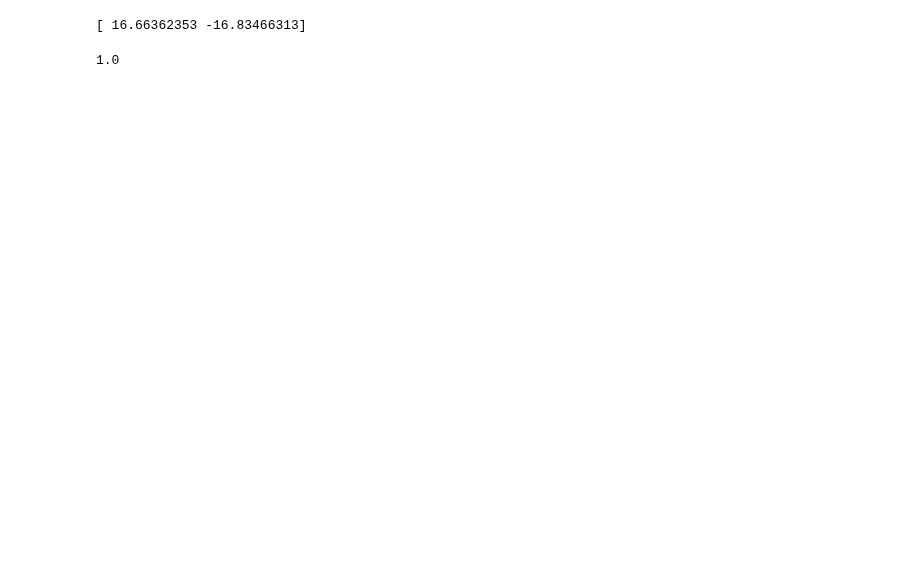
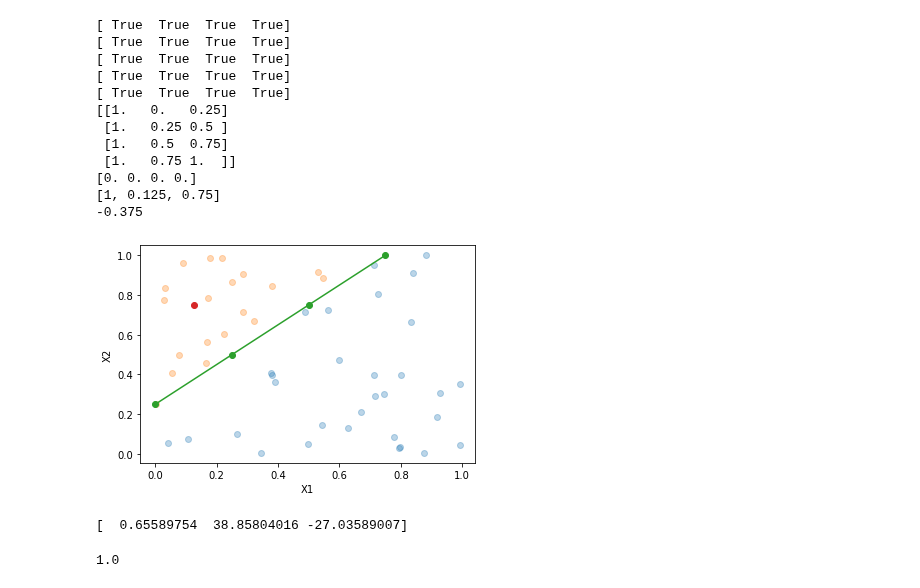
Before and after one commit to fboldt/aulasann, a Jupyter notebook: bias.ipynb, the cells around one changed output. Cells and saved outputs as stored; diff of their text form; code cells hidden in the pictures; blank space fills up the shorter version.

```diff
--- a/bias.ipynb
+++ b/bias.ipynb
@@ -29,3 +29,49 @@ plt.show()
+# %%
+def f(x1):
+    return x1+0.25
+
+plotadataset(X, y)
+
+x1 = np.array([0, 0.25, 0.5, 0.75])
+x2 = f(x1)
+plt.plot(x1, x2, 'o-')
+
+print(x1 + 0.25 == x2)
+print(x1 - x2 + 0.25 == 0)
+print(0.25 + x1 - x2 == 0)
+x0 = np.array([1, 1, 1, 1])
+print(0.25*x0 + 1*x1 -1*x2 == 0)
+print(x0*0.25 + x1*1 + x2*(-1) == 0)
+
+coefs = np.array([0.25, 1, -1])
+dados = np.stack((x0, x1, x2)).T
+print(dados)
+
+print(np.matmul(dados, coefs))
+
+ponto = [0.125, 0.75]
+plt.plot(*ponto, 'o')
+
+p1 = [1]
+p1.extend(ponto)
+print(p1)
+print(np.matmul(p1, coefs))
+
+plt.show()
+# %% [output]
+[ True  True  True  True]
+[ True  True  True  True]
+[ True  True  True  True]
+[ True  True  True  True]
+[ True  True  True  True]
+[[1.   0.   0.25]
+ [1.   0.25 0.5 ]
+ [1.   0.5  0.75]
+ [1.   0.75 1.  ]]
+[0. 0. 0. 0.]
+[1, 0.125, 0.75]
+-0.375
+[figure, added]
 # %%
 from sklearn.base import BaseEstimator, ClassifierMixin
 
@@ -35,18 +81,27 @@ class Perceptron(BaseEstimator, ClassifierMixin):
         self.activation = lambda a: (a>=0)*2-1
         self.alpha = 0.5
         self.maxiter = 200
+
+    @staticmethod
+    def includebias(X):
+        bias = np.ones((X.shape[0],1))
+        Xb = np.concatenate((bias, X), axis=1)
+        return Xb
+
     def fit(self, X, y):
-        self.w = np.random.uniform(-1, 1, size=2)
+        Xb = Perceptron.includebias(X)
+        self.w = np.random.uniform(-1, 1, size=Xb.shape[1])
         for _ in range(self.maxiter):
             ypred = self.predict(X)
             erro = y - ypred
             custo = np.sum(erro**2)
-            self.w = self.w + self.alpha*np.matmul(erro, X)
             if custo==0:
                 break
+            self.w = self.w + self.alpha*np.matmul(erro, Xb)
 
     def predict(self, X):
-        a = np.matmul(X, self.w)
+        Xb = Perceptron.includebias(X)
+        a = np.matmul(Xb, self.w)
         ypred = self.activation(a)
         return ypred
 
@@ -56,5 +111,5 @@ ypred = perceptron.predict(X)
 print(perceptron.w)
 sum(y == ypred)/len(y)
 # %% [output]
-[ 16.66362353 -16.83466313]
+[  0.65589754  38.85804016 -27.03589007]
 1.0
```
Also changed, not shown: parts of 1 cell of this notebook.
